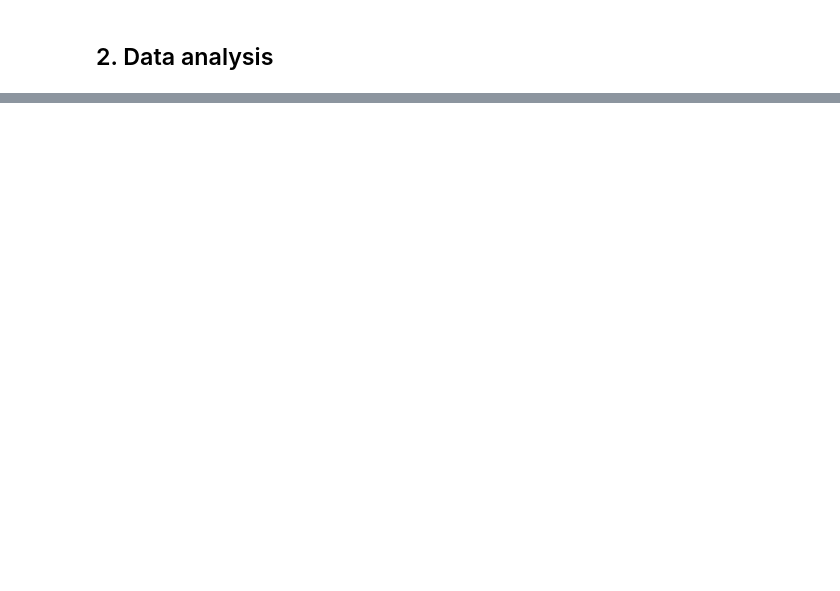
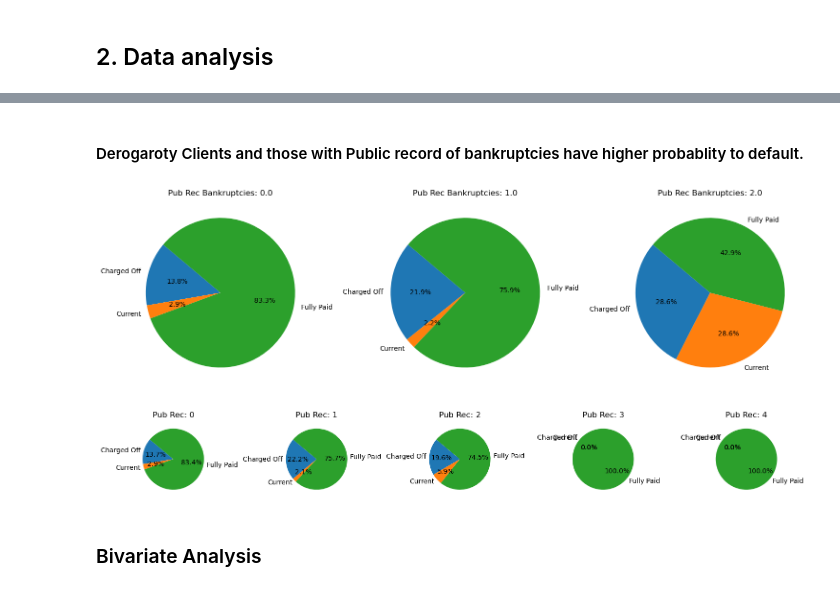
Before and after one commit to arunprasadkumaran/lending-club-case-study, a Jupyter notebook: ArunPrasad.ipynb, the cells around one changed output, grey strips where cells are left out. Drawn from its saved outputs; the diff is of its cells as text; code cells hidden in the pictures; blank space fills up the shorter version.

```diff
--- a/ArunPrasad.ipynb
+++ b/ArunPrasad.ipynb
@@ -109,0 +265,50 @@ sns.boxplot(lc_analysis_data.loan_amnt)
+# %% [markdown]
+<h4>  Derogaroty Clients and those with Public record of bankruptcies have higher probablity to default.</h4>
+# %%
+grouped = raw_data.groupby(['pub_rec_bankruptcies', 'loan_status']).size().unstack(fill_value=0)
+
+# Create a figure with three subplots in one row
+fig, axes = plt.subplots(1, 3, figsize=(15, 5))
+
+# Loop through each 'pub_rec_bankruptcies' group and create a pie chart
+for i, (pub_rec, distribution) in enumerate(grouped.iterrows()):
+    ax = axes[i]
+
+    # Create a pie chart for the distribution of 'loan_status'
+    ax.pie(distribution, labels=distribution.index, autopct='%1.1f%%', startangle=140)
+
+    # Set title
+    ax.set_title(f'Pub Rec Bankruptcies: {pub_rec}')
+
+# Adjust spacing between subplots
+plt.tight_layout()
+
+# Display the subplots
+plt.show()
+# %% [output]
+[figure, added]
+# %%
+grouped = raw_data.groupby(['pub_rec', 'loan_status']).size().unstack(fill_value=0)
+
+# Create a figure with three subplots in one row
+fig, axes = plt.subplots(1, 5, figsize=(15, 5))
+
+# Loop through each 'pub_rec_bankruptcies' group and create a pie chart
+for i, (pub_rec, distribution) in enumerate(grouped.iterrows()):
+    ax = axes[i]
+
+    # Create a pie chart for the distribution of 'loan_status'
+    ax.pie(distribution, labels=distribution.index, autopct='%1.1f%%', startangle=140)
+
+    # Set title
+    ax.set_title(f'Pub Rec: {pub_rec}')
+
+# Adjust spacing between subplots
+plt.tight_layout()
+
+# Display the subplots
+plt.show()
+# %% [output]
+[figure, added]
+# %% [markdown]
+<h3>Bivariate Analysis</h3>
```
Also changed, not shown: parts of 17 cells of this notebook.
